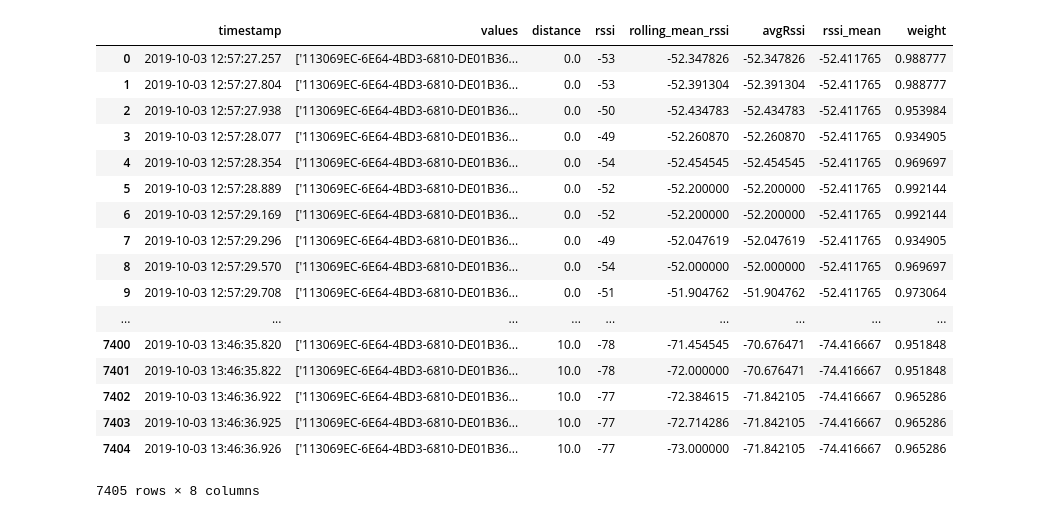
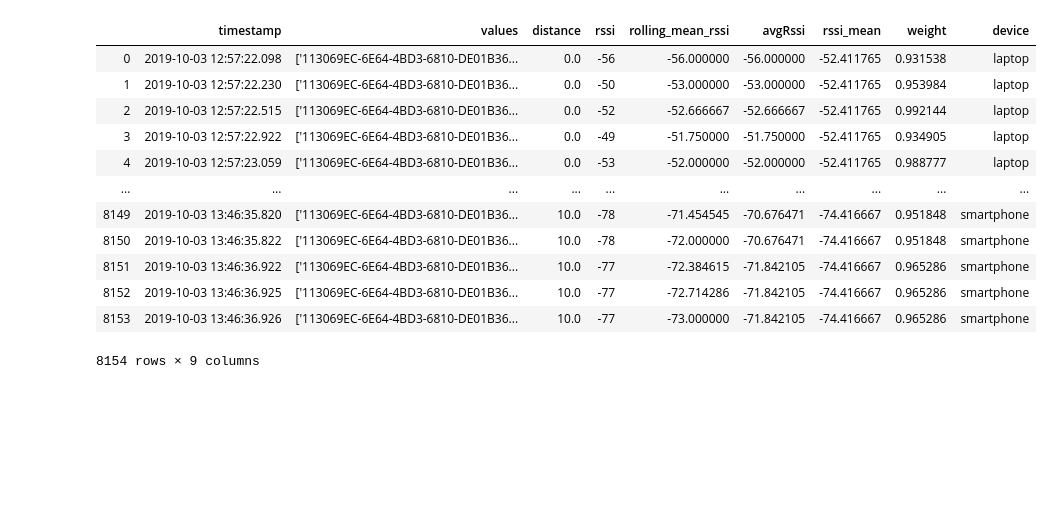
Before and after one commit to YanuX-Framework/YanuX-Cruncher, a Jupyter notebook: Beacons.ipynb, the cells around one changed output. Cells and saved outputs as stored; diff of their text form; code cells hidden in the pictures; blank space fills up the shorter version.

```diff
--- a/Beacons.ipynb
+++ b/Beacons.ipynb
@@ -59,37 +58,45 @@ def convert_logs_to_dataframe(logs):
         dfs.append(df)
     return pd.concat(dfs, ignore_index=True)[['timestamp','values', 'distance', 'rssi', 'rolling_mean_rssi', 'avgRssi', 'rssi_mean',  'weight']]
-# %%
-# Load Data
-logs_laptop = []
-target_beacons_laptop = [{ 'uuid': '113069EC-6E64-4BD3-6810-DE01B36E8A3E', 'major': 1, 'minor': 102 }]
-for i in np.linspace(0,10,21):
-    logs_laptop.append(log_loader('data/beacons/laptop/beacons-'+str(i)+'.json', target_beacons_laptop, i))
-df_laptop = convert_logs_to_dataframe(logs_laptop)
-
-logs_smartphone = []
-target_beacons_smartphone = [{ 'uuid': '113069EC-6E64-4BD3-6810-DE01B36E8A3E', 'major': 1, 'minor': 101 }]
-for i in np.linspace(0,10,21):
-    logs_smartphone.append(log_loader('data/beacons/smartphone/beacons-'+str(i)+'.json', target_beacons_smartphone, i))
-df_smartphone = convert_logs_to_dataframe(logs_smartphone)
-
-df_all = pd.concat([df_laptop, df_smartphone], ignore_index=True)
-display(df_all)
-# %% [output]
-|  | timestamp | values | distance | rssi | rolling_mean_rssi | avgRssi | rssi_mean | weight |
-| 0 | 2019-10-03 12:57:27.257 | ['113069EC-6E64-4BD3-6810-DE01B36... | 0.0 | -53 | -52.347826 | -52.347826 | -52.411765 | 0.988777 |
-| 1 | 2019-10-03 12:57:27.804 | ['113069EC-6E64-4BD3-6810-DE01B36... | 0.0 | -53 | -52.391304 | -52.391304 | -52.411765 | 0.988777 |
-| 2 | 2019-10-03 12:57:27.938 | ['113069EC-6E64-4BD3-6810-DE01B36... | 0.0 | -50 | -52.434783 | -52.434783 | -52.411765 | 0.953984 |
-| 3 | 2019-10-03 12:57:28.077 | ['113069EC-6E64-4BD3-6810-DE01B36... | 0.0 | -49 | -52.260870 | -52.260870 | -52.411765 | 0.934905 |
-| 4 | 2019-10-03 12:57:28.354 | ['113069EC-6E64-4BD3-6810-DE01B36... | 0.0 | -54 | -52.454545 | -52.454545 | -52.411765 | 0.969697 |
-| 5 | 2019-10-03 12:57:28.889 | ['113069EC-6E64-4BD3-6810-DE01B36... | 0.0 | -52 | -52.200000 | -52.200000 | -52.411765 | 0.992144 |
-| 6 | 2019-10-03 12:57:29.169 | ['113069EC-6E64-4BD3-6810-DE01B36... | 0.0 | -52 | -52.200000 | -52.200000 | -52.411765 | 0.992144 |
-| 7 | 2019-10-03 12:57:29.296 | ['113069EC-6E64-4BD3-6810-DE01B36... | 0.0 | -49 | -52.047619 | -52.047619 | -52.411765 | 0.934905 |
-| 8 | 2019-10-03 12:57:29.570 | ['113069EC-6E64-4BD3-6810-DE01B36... | 0.0 | -54 | -52.000000 | -52.000000 | -52.411765 | 0.969697 |
-| 9 | 2019-10-03 12:57:29.708 | ['113069EC-6E64-4BD3-6810-DE01B36... | 0.0 | -51 | -51.904762 | -51.904762 | -52.411765 | 0.973064 |
-| ... | ... | ... | ... | ... | ... | ... | ... | ... |
-| 7400 | 2019-10-03 13:46:35.820 | ['113069EC-6E64-4BD3-6810-DE01B36... | 10.0 | -78 | -71.454545 | -70.676471 | -74.416667 | 0.951848 |
-| 7401 | 2019-10-03 13:46:35.822 | ['113069EC-6E64-4BD3-6810-DE01B36... | 10.0 | -78 | -72.000000 | -70.676471 | -74.416667 | 0.951848 |
-| 7402 | 2019-10-03 13:46:36.922 | ['113069EC-6E64-4BD3-6810-DE01B36... | 10.0 | -77 | -72.384615 | -71.842105 | -74.416667 | 0.965286 |
-| 7403 | 2019-10-03 13:46:36.925 | ['113069EC-6E64-4BD3-6810-DE01B36... | 10.0 | -77 | -72.714286 | -71.842105 | -74.416667 | 0.965286 |
-| 7404 | 2019-10-03 13:46:36.926 | ['113069EC-6E64-4BD3-6810-DE01B36... | 10.0 | -77 | -73.000000 | -71.842105 | -74.416667 | 0.965286 |
-7405 rows × 8 columns
+# %%
+# Load Data
+distances = np.linspace(0,10,21)
+collections = {
+    'laptop': {
+        'distances': distances,
+        'targets': [{ 'uuid': '113069EC-6E64-4BD3-6810-DE01B36E8A3E', 'major': 1, 'minor': 102 }]
+    },
+    'smartphone':  {
+        'distances': distances,
+        'targets': [{ 'uuid': '113069EC-6E64-4BD3-6810-DE01B36E8A3E', 'major': 1, 'minor': 101 }]
+    }
+}
+
+tables = {}
+for name, device in collections.items():
+    logs = []
+    for d in device['distances']:
+        logs.append(log_loader('data/beacons/'+name+'/beacons-'+str(d)+'.json', device['targets'], d))
+    tables[name] = convert_logs_to_dataframe(logs)
+    tables[name]['device'] = name
+
+data = pd.concat(tables.values(), ignore_index=True)
+
+# Old variables for compatibility with old plots below
+df_laptop = dfs['laptop']
+df_smartphone = dfs['smartphone']
+df_all = data
+display(df_all)
+# %% [output]
+|  | timestamp | values | distance | rssi | rolling_mean_rssi | avgRssi | rssi_mean | weight | device |
+| 0 | 2019-10-03 12:57:22.098 | ['113069EC-6E64-4BD3-6810-DE01B36... | 0.0 | -56 | -56.000000 | -56.000000 | -52.411765 | 0.931538 | laptop |
+| 1 | 2019-10-03 12:57:22.230 | ['113069EC-6E64-4BD3-6810-DE01B36... | 0.0 | -50 | -53.000000 | -53.000000 | -52.411765 | 0.953984 | laptop |
+| 2 | 2019-10-03 12:57:22.515 | ['113069EC-6E64-4BD3-6810-DE01B36... | 0.0 | -52 | -52.666667 | -52.666667 | -52.411765 | 0.992144 | laptop |
+| 3 | 2019-10-03 12:57:22.922 | ['113069EC-6E64-4BD3-6810-DE01B36... | 0.0 | -49 | -51.750000 | -51.750000 | -52.411765 | 0.934905 | laptop |
+| 4 | 2019-10-03 12:57:23.059 | ['113069EC-6E64-4BD3-6810-DE01B36... | 0.0 | -53 | -52.000000 | -52.000000 | -52.411765 | 0.988777 | laptop |
+| ... | ... | ... | ... | ... | ... | ... | ... | ... | ... |
+| 8149 | 2019-10-03 13:46:35.820 | ['113069EC-6E64-4BD3-6810-DE01B36... | 10.0 | -78 | -71.454545 | -70.676471 | -74.416667 | 0.951848 | smartphone |
+| 8150 | 2019-10-03 13:46:35.822 | ['113069EC-6E64-4BD3-6810-DE01B36... | 10.0 | -78 | -72.000000 | -70.676471 | -74.416667 | 0.951848 | smartphone |
+| 8151 | 2019-10-03 13:46:36.922 | ['113069EC-6E64-4BD3-6810-DE01B36... | 10.0 | -77 | -72.384615 | -71.842105 | -74.416667 | 0.965286 | smartphone |
+| 8152 | 2019-10-03 13:46:36.925 | ['113069EC-6E64-4BD3-6810-DE01B36... | 10.0 | -77 | -72.714286 | -71.842105 | -74.416667 | 0.965286 | smartphone |
+| 8153 | 2019-10-03 13:46:36.926 | ['113069EC-6E64-4BD3-6810-DE01B36... | 10.0 | -77 | -73.000000 | -71.842105 | -74.416667 | 0.965286 | smartphone |
+8154 rows × 9 columns
```
Also changed, not shown: parts of 4 cells of this notebook.
